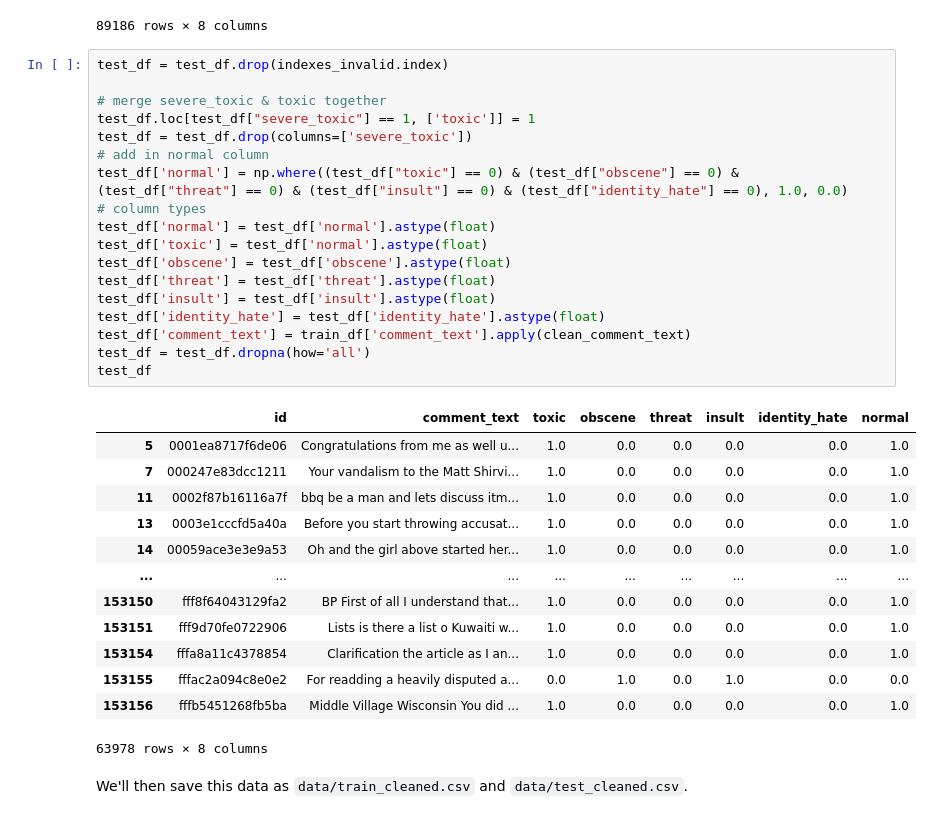
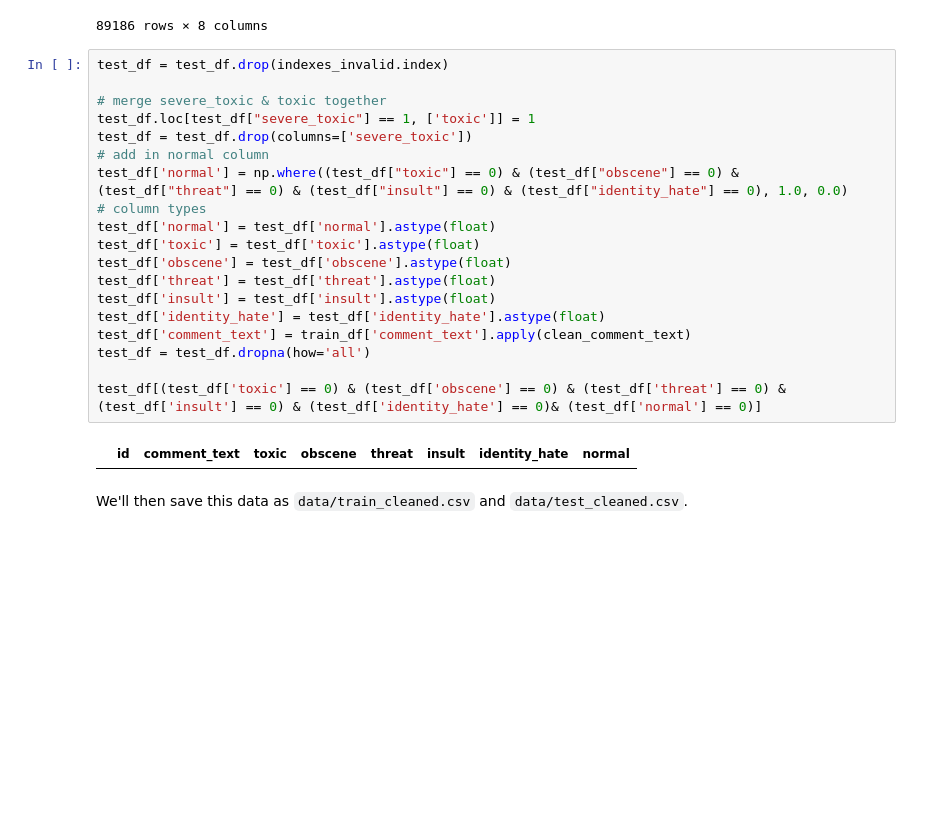
Before and after one commit to jell0wed/data514-redis-ml, a Jupyter notebook: notebook-dataprep.ipynb, the cells around one changed output. Drawn from its saved outputs; the diff is of its cells as text; blank space fills up the shorter version.

```diff
--- a/notebook-dataprep.ipynb
+++ b/notebook-dataprep.ipynb
@@ -126,35 +126,24 @@ indexes_invalid
 # %%
 test_df = test_df.drop(indexes_invalid.index)
 
 # merge severe_toxic & toxic together
 test_df.loc[test_df["severe_toxic"] == 1, ['toxic']] = 1
 test_df = test_df.drop(columns=['severe_toxic'])
 # add in normal column
 test_df['normal'] = np.where((test_df["toxic"] == 0) & (test_df["obscene"] == 0) & (test_df["threat"] == 0) & (test_df["insult"] == 0) & (test_df["identity_hate"] == 0), 1.0, 0.0)
 # column types
 test_df['normal'] = test_df['normal'].astype(float)
-test_df['toxic'] = test_df['normal'].astype(float)
+test_df['toxic'] = test_df['toxic'].astype(float)
 test_df['obscene'] = test_df['obscene'].astype(float)
 test_df['threat'] = test_df['threat'].astype(float)
 test_df['insult'] = test_df['insult'].astype(float)
 test_df['identity_hate'] = test_df['identity_hate'].astype(float)
 test_df['comment_text'] = train_df['comment_text'].apply(clean_comment_text)
 test_df = test_df.dropna(how='all')
-test_df
+
+test_df[(test_df['toxic'] == 0) & (test_df['obscene'] == 0) & (test_df['threat'] == 0) & (test_df['insult'] == 0) & (test_df['identity_hate'] == 0)& (test_df['normal'] == 0)]
 # %% [output]
 |  | id | comment_text | toxic | obscene | threat | insult | identity_hate | normal |
-| 5 | 0001ea8717f6de06 | Congratulations from me as well u... | 1.0 | 0.0 | 0.0 | 0.0 | 0.0 | 1.0 |
-| 7 | 000247e83dcc1211 | Your vandalism to the Matt Shirvi... | 1.0 | 0.0 | 0.0 | 0.0 | 0.0 | 1.0 |
-| 11 | 0002f87b16116a7f | bbq be a man and lets discuss itm... | 1.0 | 0.0 | 0.0 | 0.0 | 0.0 | 1.0 |
-| 13 | 0003e1cccfd5a40a | Before you start throwing accusat... | 1.0 | 0.0 | 0.0 | 0.0 | 0.0 | 1.0 |
-| 14 | 00059ace3e3e9a53 | Oh and the girl above started her... | 1.0 | 0.0 | 0.0 | 0.0 | 0.0 | 1.0 |
-| ... | ... | ... | ... | ... | ... | ... | ... | ... |
-| 153150 | fff8f64043129fa2 | BP First of all I understand that... | 1.0 | 0.0 | 0.0 | 0.0 | 0.0 | 1.0 |
-| 153151 | fff9d70fe0722906 | Lists is there a list o Kuwaiti w... | 1.0 | 0.0 | 0.0 | 0.0 | 0.0 | 1.0 |
-| 153154 | fffa8a11c4378854 | Clarification the article as I an... | 1.0 | 0.0 | 0.0 | 0.0 | 0.0 | 1.0 |
-| 153155 | fffac2a094c8e0e2 | For readding a heavily disputed a... | 0.0 | 1.0 | 0.0 | 1.0 | 0.0 | 0.0 |
-| 153156 | fffb5451268fb5ba | Middle Village Wisconsin You did ... | 1.0 | 0.0 | 0.0 | 0.0 | 0.0 | 1.0 |
-63978 rows × 8 columns
 # %% [markdown]
 We'll then save this data as `data/train_cleaned.csv` and `data/test_cleaned.csv`.
 # %%
```
Also changed, not shown: 3 other files.
